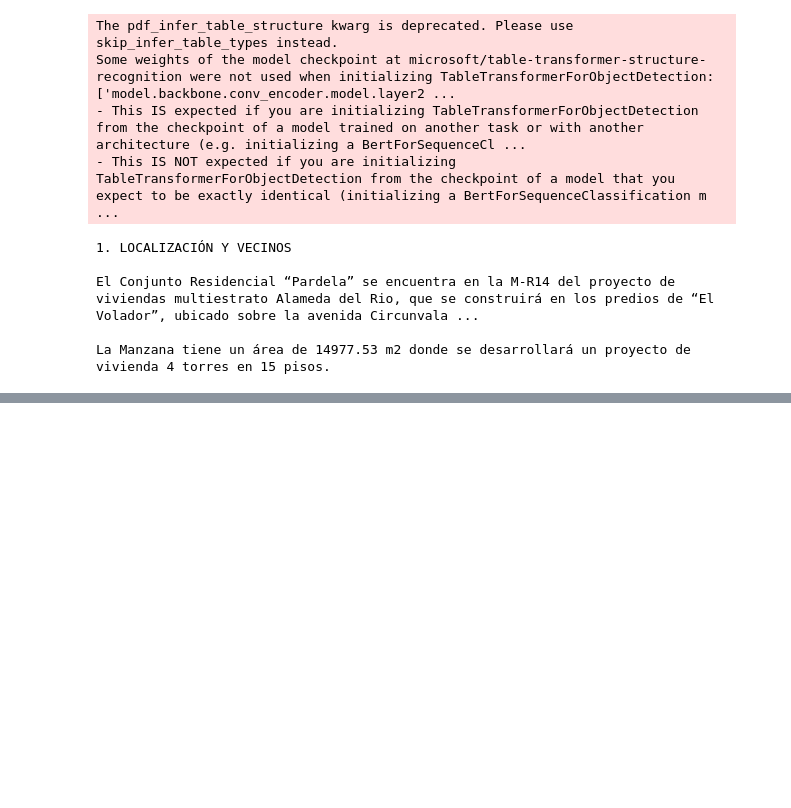
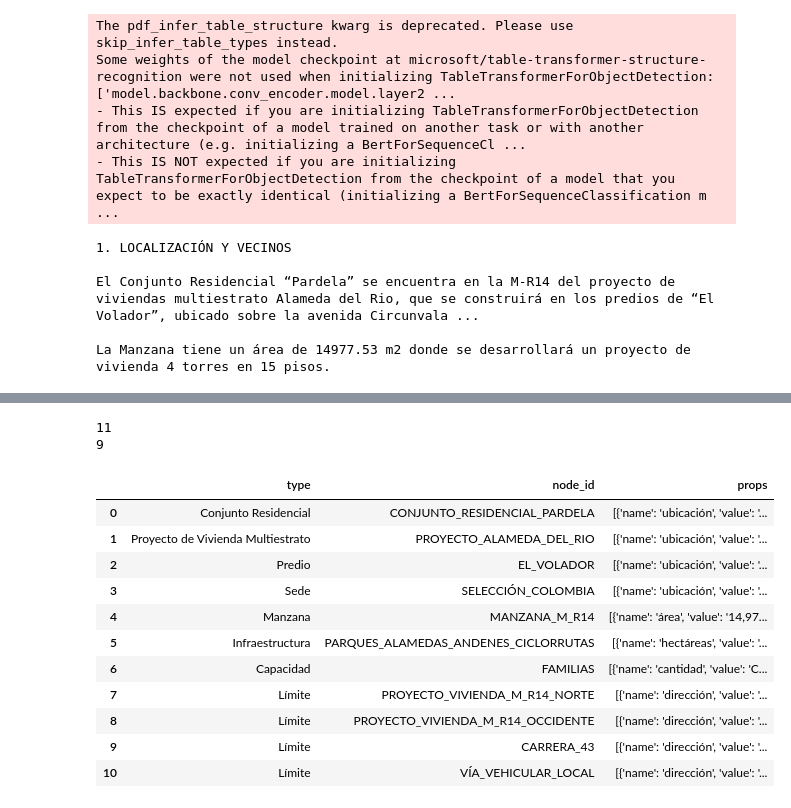
Before and after one commit to juanhenaoparra/unstructured-docs, a Jupyter notebook: parser.ipynb, the cells around one changed output, grey strips where cells are left out. Saved outputs shown, nothing was run; the diff lists cells and outputs as text; code cells hidden in the pictures; blank space fills up the shorter version.

Commit message:
Create pdf extractor and parser to csv file

```diff
--- a/parser.ipynb
+++ b/parser.ipynb
@@ -28,7 +29,7 @@ pdf_table_elements = partition(filename=table_img_pdf_filename)
 # %%
 img_pdf_elements = partition(filename=img_pdf_filename)
 # %%
-prodesa_alameda_elements = partition(filename=prodesa_alameda_pdf_filename, strategy='hi_res', extract_images_in_pdf=True, pdf_infer_table_structure=True)
+prodesa_alameda_elements = partition(filename=prodesa_alameda_pdf_filename, strategy='hi_res', pdf_infer_table_structure=True)
 # %% [output]
 The pdf_infer_table_structure kwarg is deprecated. Please use skip_infer_table_types instead.
 Some weights of the model checkpoint at microsoft/table-transformer-structure-recognition were not used when initializing TableTransformerForObjectDetection: ['model.backbone.conv_encoder.model.layer2 ...
@@ -68,0 +54,24 @@ DocuSign Envelope ID: 2ADADSBD-7DE6-444E-905D-60B0D49491BA
+# %%
+import requests
+import json
+
+url = "http://localhost:8081"
+headers = {
+    "Content-Type": "application/json"
+}
+data = {
+    "flow_id": "LLM_FLW_01HSEZDCTRGPSX11DDWH21K0XX",
+    "outputs": ["extraction", "res"],
+    "custom_values": {
+        "language": "ES_CO",
+        # "optional_schema": "node=proyecto;node=ciudad;node=tipologia_proyecto",
+        "optional_schema": "N/A",
+        "contextual_text": prodesa_alameda_chunks[1].text
+    }
+}
+
+response = requests.post(url, headers=headers, data=json.dumps(data)).json()["result"]["user_defined_outputs"]
+parsed_extraction = response[0]["value"]
+parsed_value = response[1]["value"]
+
+print(parsed_extraction)
@@ -68,0 +96,26 @@ DocuSign Envelope ID: 2ADADSBD-7DE6-444E-905D-60B0D49491BA
+# %%
+nodes = parsed_value["nodes"]
+relations = parsed_value["relations"]
+
+nodes_df = pd.DataFrame(nodes)
+relations_df = pd.DataFrame(relations)
+print(len(nodes_df))
+print(len(relations_df))
+# %% [output]
+11
+9
+# %%
+nodes_df.head(20)
+# %% [output]
+|  | type | node_id | props |
+| 0 | Conjunto Residencial | CONJUNTO_RESIDENCIAL_PARDELA | [{'name': 'ubicación', 'value': '... |
+| 1 | Proyecto de Vivienda Multiestrato | PROYECTO_ALAMEDA_DEL_RIO | [{'name': 'ubicación', 'value': '... |
+| 2 | Predio | EL_VOLADOR | [{'name': 'ubicación', 'value': '... |
+| 3 | Sede | SELECCIÓN_COLOMBIA | [{'name': 'ubicación', 'value': '... |
+| 4 | Manzana | MANZANA_M_R14 | [{'name': 'área', 'value': '14,97... |
+| 5 | Infraestructura | PARQUES_ALAMEDAS_ANDENES_CICLORRUTAS | [{'name': 'hectáreas', 'value': '... |
+| 6 | Capacidad | FAMILIAS | [{'name': 'cantidad', 'value': 'C... |
+| 7 | Límite | PROYECTO_VIVIENDA_M_R14_NORTE | [{'name': 'dirección', 'value': '... |
+| 8 | Límite | PROYECTO_VIVIENDA_M_R14_OCCIDENTE | [{'name': 'dirección', 'value': '... |
+| 9 | Límite | CARRERA_43 | [{'name': 'dirección', 'value': '... |
+| 10 | Límite | VÍA_VEHICULAR_LOCAL | [{'name': 'dirección', 'value': '... |
```
Also changed, not shown: parts of 11 cells of this notebook, 2 other files.
